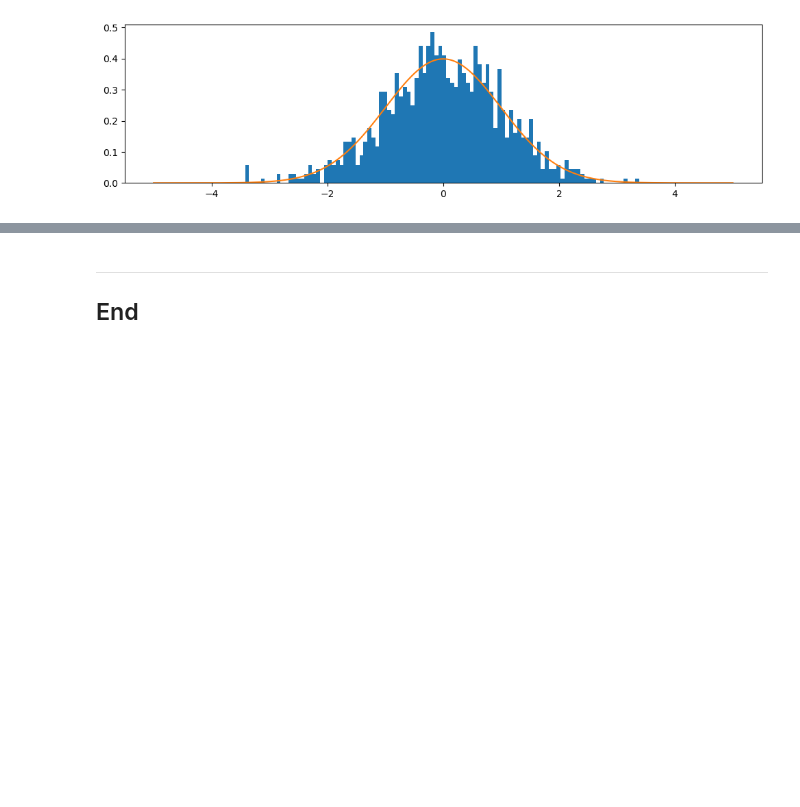
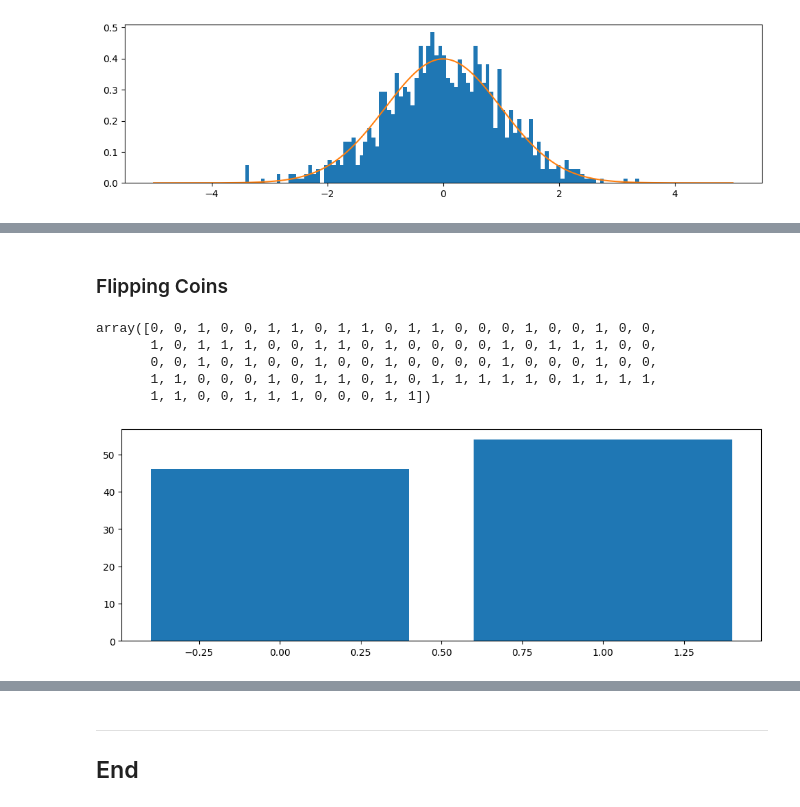
Before and after one commit to rachel-king4/fundamentalsofdataanalysis, a Jupyter notebook: mynotebook.ipynb, the cells around one changed output, grey strips where cells are left out. Cells and saved outputs as stored; diff of their text form; code cells hidden in the pictures; blank space fills up the shorter version.

```diff
--- a/mynotebook.ipynb
+++ b/mynotebook.ipynb
@@ -241,0 +244,2 @@ ax.plot(x, f(x))
+# %% [markdown]
+### Flipping Coins
@@ -241,0 +250,9 @@ ax.plot(x, f(x))
+# %%
+# Flipping a single fair coin 100 times
+np.random.binomial(1, 0.5, 100)
+# %% [output]
+array([0, 0, 1, 0, 0, 1, 1, 0, 1, 1, 0, 1, 1, 0, 0, 0, 1, 0, 0, 1, 0, 0,
+       1, 0, 1, 1, 1, 0, 0, 1, 1, 0, 1, 0, 0, 0, 0, 1, 0, 1, 1, 1, 0, 0,
+       0, 0, 1, 0, 1, 0, 0, 1, 0, 0, 1, 0, 0, 0, 0, 1, 0, 0, 0, 1, 0, 0,
+       1, 1, 0, 0, 0, 1, 0, 1, 1, 0, 1, 0, 1, 1, 1, 1, 1, 0, 1, 1, 1, 1,
+       1, 1, 0, 0, 1, 1, 1, 0, 0, 0, 1, 1])
@@ -241,0 +263,14 @@ ax.plot(x, f(x))
+# %%
+# Flipping a single fair coin 100 times
+rand_coins = np.random.binomial(1, 0.5, 100)
+# %%
+# Create an empty plot
+fig, ax = plt.subplots(figsize=(12,4))
+
+#Count the unique values in the array
+x, counts = np.unique(rand_coins, return_counts=True)
+
+#Create a bar chart of rand_coins
+ax.bar(x, counts);
+# %% [output]
+[figure, added]
```
Also changed, not shown: parts of 19 cells of this notebook.
